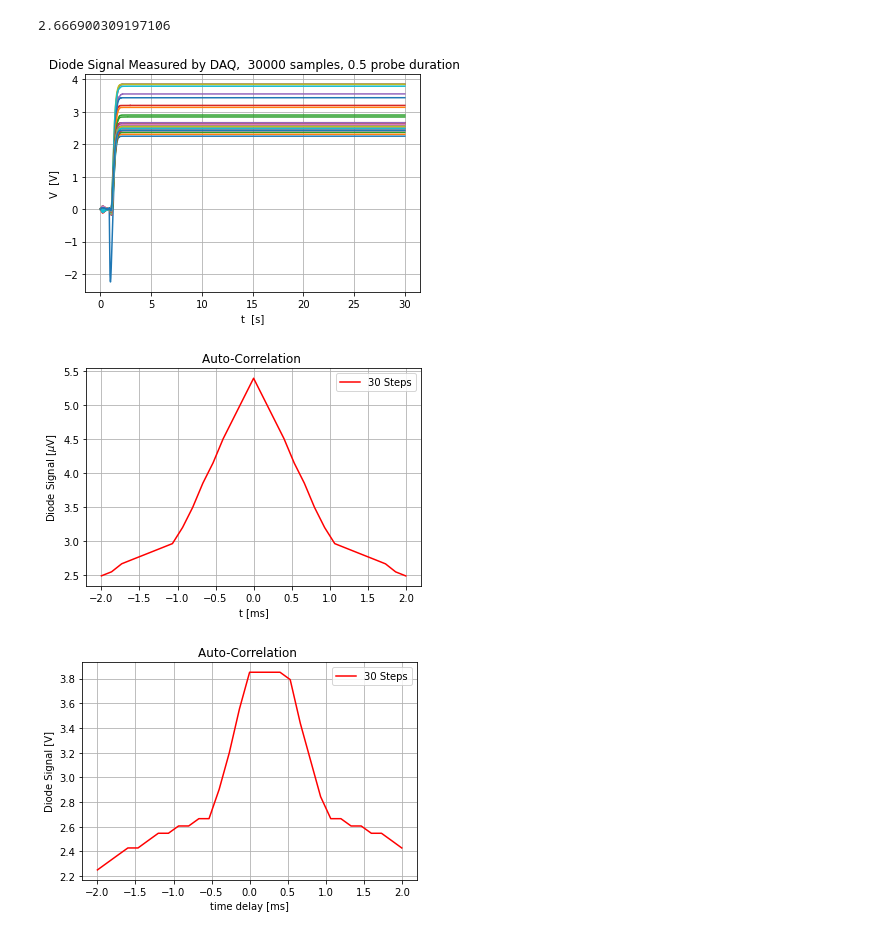
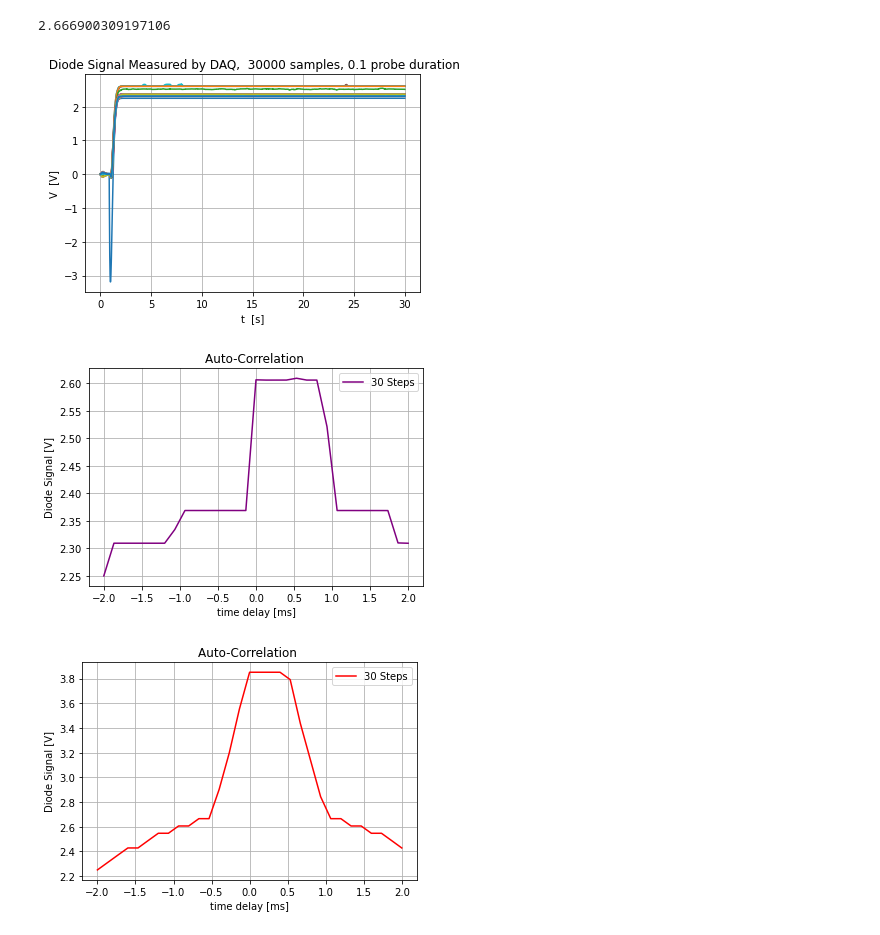
Before and after one commit to Holcan/STM, a Jupyter notebook: M8190/Measurements AutoCorrelation - 0,1.ipynb, the cells around one changed output. Drawn from its saved outputs; the diff is of its cells as text; code cells hidden in the pictures.

```diff
--- a/M8190/Measurements AutoCorrelation - 0,1.ipynb
+++ b/M8190/Measurements AutoCorrelation - 0,1.ipynb
@@ -96,6 +96,9 @@ PulseScheme_AutocorrelationB = {
 }
 # %% [markdown]
 Sr = 6Ghz for 5 ms
+# %%
+AutoCorSchemeA = [Pump, ProbeAutoA]
+AutoCorSchemeB = [ProbeAutoB, ProbeAutoB]
 # %%
 sam = int(6e9*5e-3)
 
@@ -173,0 +172,21 @@ KeyboardInterrupt:
+# %%
+def Sweeping_Single_List_File(PulseList,P,t,N,start,stop,AWG_Settings_Dict,cycle):
+
+    """ Given a pulse scheme list, this functions iterates the pulse scheme from start to stop.
+
+        This function firts creates the corresponding pulse sequence csv data given the PulseList using the Sweep_iteration_csv function
+
+    """
+
+    if cycle == 'A':
+        #Markers for cycle A
+        Loc1,DF1,timm = Sweep_Iteration_CSV_List(PulseList,P,t,N,start,stop,AWG_Settings_Dict,1)
+
+    if cycle == 'B':
+        #Markers for cycle B
+        Loc1,DF1,timm = Sweep_Iteration_CSV_List(PulseList,P,t,N,start,stop,AWG_Settings_Dict,0)
+
+    return Loc1, DF1, timm
+# %%
+sweeping_run_a = Sweeping_Single_List_File(AutoCorSchemeA,30,5,sam,0,30,AWG_Settings7,'A')[0]
+sweeping_runb = pickle.load(open("sweepingB_30steps_5ms.p", "rb"))
@@ -230,5 +232,5 @@ sweeping_runa
 # %%
-haber = Sequence_Loader_File_DAQ_np(M8190A,DAQ_Settings1,1000,30,sweeping_run[0],sweeping_run[1])
+haber = Sequence_Loader_File_DAQ_np(M8190A,DAQ_Settings1,1000,30,sweeping_run_a,sweeping_runb)
 # %% [output]
 Sequence loaded with the following segment data "1,1,0,1,0,29999999,2,1,0,1,0,29999999" and the advancement method is COND
 Triggering Pulse Stoped
@@ -277,16 +279,16 @@ haber[0][0][5000]
 # %%
 fig,ax= plt.subplots()
 ax.grid(True)
 for i in range(0,len(haber)):
     plt.plot(haber[i][1],haber[i][0],label= 'Step {st}'.format(st = i ))
 
 ax.set_ylabel(r'V  [V]')
 ax.set_xlabel('t  [s]')
-ax.set_title(' Diode Signal Measured by DAQ,  {b} samples, 0.5 probe duration'.format(b = len(haber[0][1]) ))
+ax.set_title(' Diode Signal Measured by DAQ,  {b} samples, 0.1 probe duration'.format(b = len(haber[0][1]) ))
 #ax.legend(bbox_to_anchor=(1.05, 1), loc='upper left', borderaxespad=0.)
 #ax.legend(loc=0)
 plt.show()
-fig.savefig('Diode Signal time cstant = 300ms sensitivity 5mV,30seconds, 5ms scheme, probe duration 0.5s,30 steps, no legend .jpeg',bbox_inches='tight')
+fig.savefig('Diode Signal time cstant = 300ms sensitivity 5mV,30seconds, 5ms scheme, probe duration 0.1s,30 steps, no legend .jpeg',bbox_inches='tight')
 # %% [output]
-[figure, old version]
+[figure, new version]
 # %%
@@ -309,19 +313,19 @@ fig,axes = plt.subplots()
 
 axes.grid(True)
 
-axes.plot(time_delay,avr,label='30 Steps',color='red')
+plt.plot(time_delay,avr,label='30 Steps',color='purple')
 #plt.plot(tm,pul,label = '{a} samples'.format(a = len(pul)))
 
 axes.set_xlabel('time delay [ms]')
-axes.set_ylabel(r'Diode Signal [$\mu$V]')
+axes.set_ylabel(r'Diode Signal [V]')
 axes.set_title('Auto-Correlation ')
 
 axes.legend(loc = 0)
 plt.show()
 
-fig.savefig('Autocorrelation function 30 steps ms regime.jpeg',bbox_inches='tight')
+fig.savefig('Autocorrelation function 30 steps ms regime 0,1 probe.jpeg',bbox_inches='tight')
 # %% [output]
-[figure, old version]
+[figure, new version]
 # %%
 fig,axes = plt.subplots()
 
```
Also changed, not shown: parts of 22 cells of this notebook, 12 other files.
